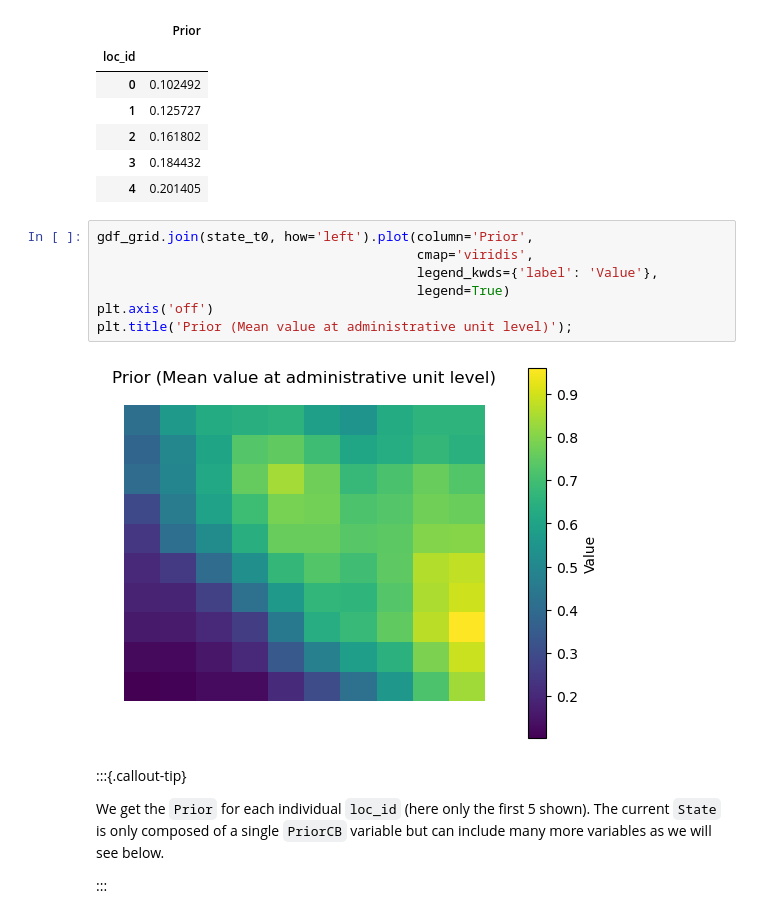
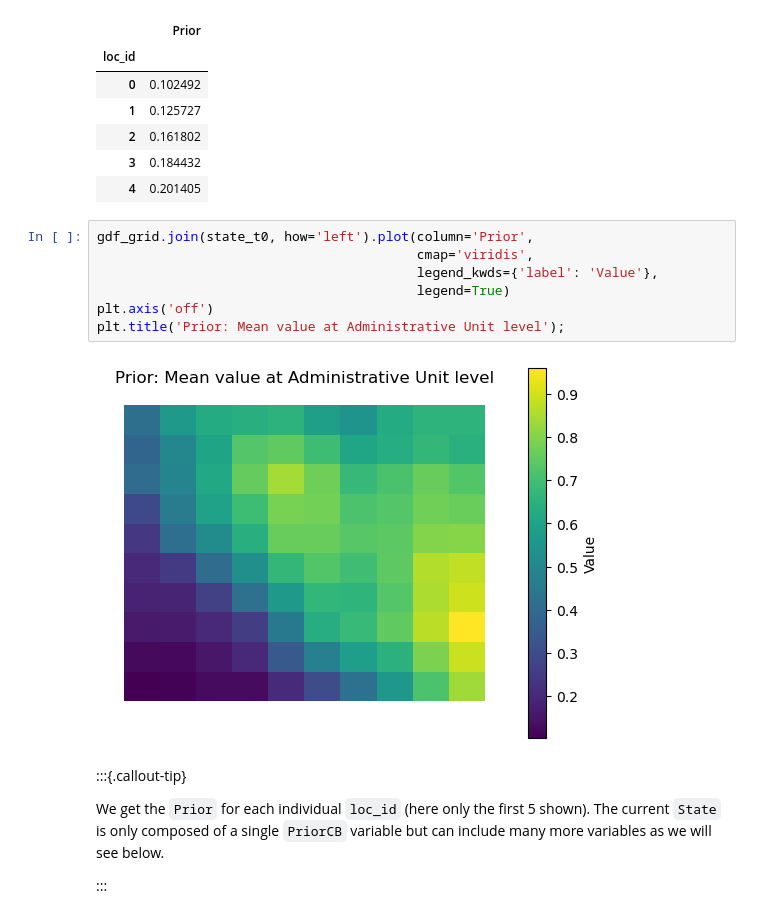
Before and after one commit to franckalbinet/trufl, a Jupyter notebook: nbs/index.ipynb, the cells around one changed output. Saved outputs shown, nothing was run; the diff lists cells and outputs as text.

```diff
--- a/nbs/index.ipynb
+++ b/nbs/index.ipynb
@@ -130,12 +130,12 @@ state_t0 = state(); state_t0.head()
 # %%
 gdf_grid.join(state_t0, how='left').plot(column='Prior',
                                          cmap='viridis',
                                          legend_kwds={'label': 'Value'},
                                          legend=True)
 plt.axis('off')
-plt.title('Prior (Mean value at administrative unit level)');
+plt.title('Prior: Mean value at Administrative Unit level');
 # %% [output]
-[figure, old version]
+[figure, new version]
 # %% [markdown]
 :::{.callout-tip}
 
```
Also changed, not shown: parts of 20 cells of this notebook, 1 other file.
